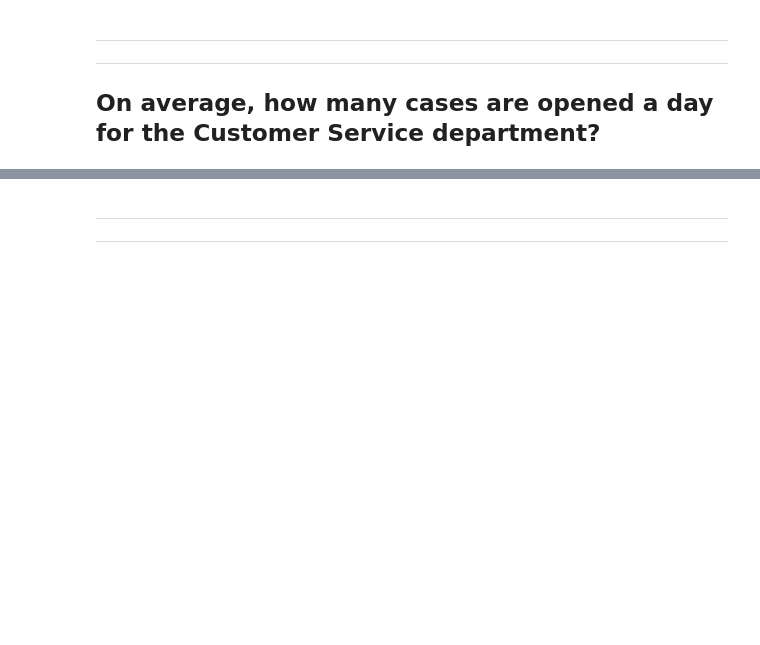
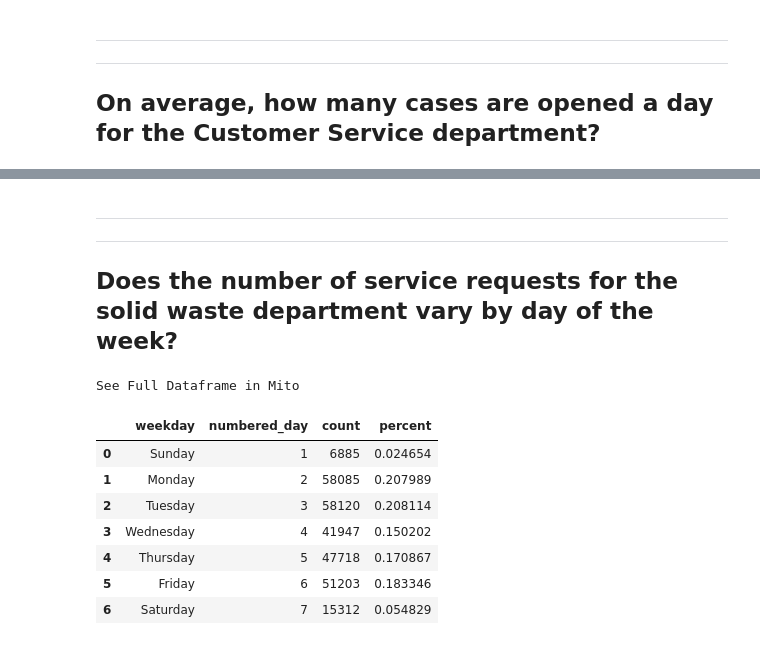
Before and after one commit to nicholas-dougherty/spark-exercises, a Jupyter notebook: explore.ipynb, the cells around one changed output, grey strips where cells are left out. Saved outputs shown, nothing was run; the diff lists cells and outputs as text; code cells hidden in the pictures; blank space fills up the shorter version.

```diff
--- a/explore.ipynb
+++ b/explore.ipynb
@@ -521,5 +539,29 @@ with sns.axes_style('darkgrid'):
 # %% [markdown]
 ***
 ***
+## Does the number of service requests for the solid waste department vary by day of the week?
 # %%
 # Does the number of service requests for the solid waste department vary by day of the week?
+# %%
+solid_waste = (
+    df
+    .filter(col('department') == 'Solid Waste')
+    .groupby(date_format(col("case_opened_date"), "EEEE").alias('weekday'),
+             dayofweek(col('case_opened_date')).alias('numbered_day'))
+    .count()
+    .sort(asc('numbered_day'))
+    .dropna()
+    .toPandas()
+)
+solid_waste['percent'] = solid_waste['count'] / solid_waste['count'].sum()
+solid_waste
+# %% [output]
+See Full Dataframe in Mito
+|  | weekday | numbered_day | count | percent |
+| 0 | Sunday | 1 | 6885 | 0.024654 |
+| 1 | Monday | 2 | 58085 | 0.207989 |
+| 2 | Tuesday | 3 | 58120 | 0.208114 |
+| 3 | Wednesday | 4 | 41947 | 0.150202 |
+| 4 | Thursday | 5 | 47718 | 0.170867 |
+| 5 | Friday | 6 | 51203 | 0.183346 |
+| 6 | Saturday | 7 | 15312 | 0.054829 |
```
Also changed, not shown: parts of 3 cells of this notebook.
